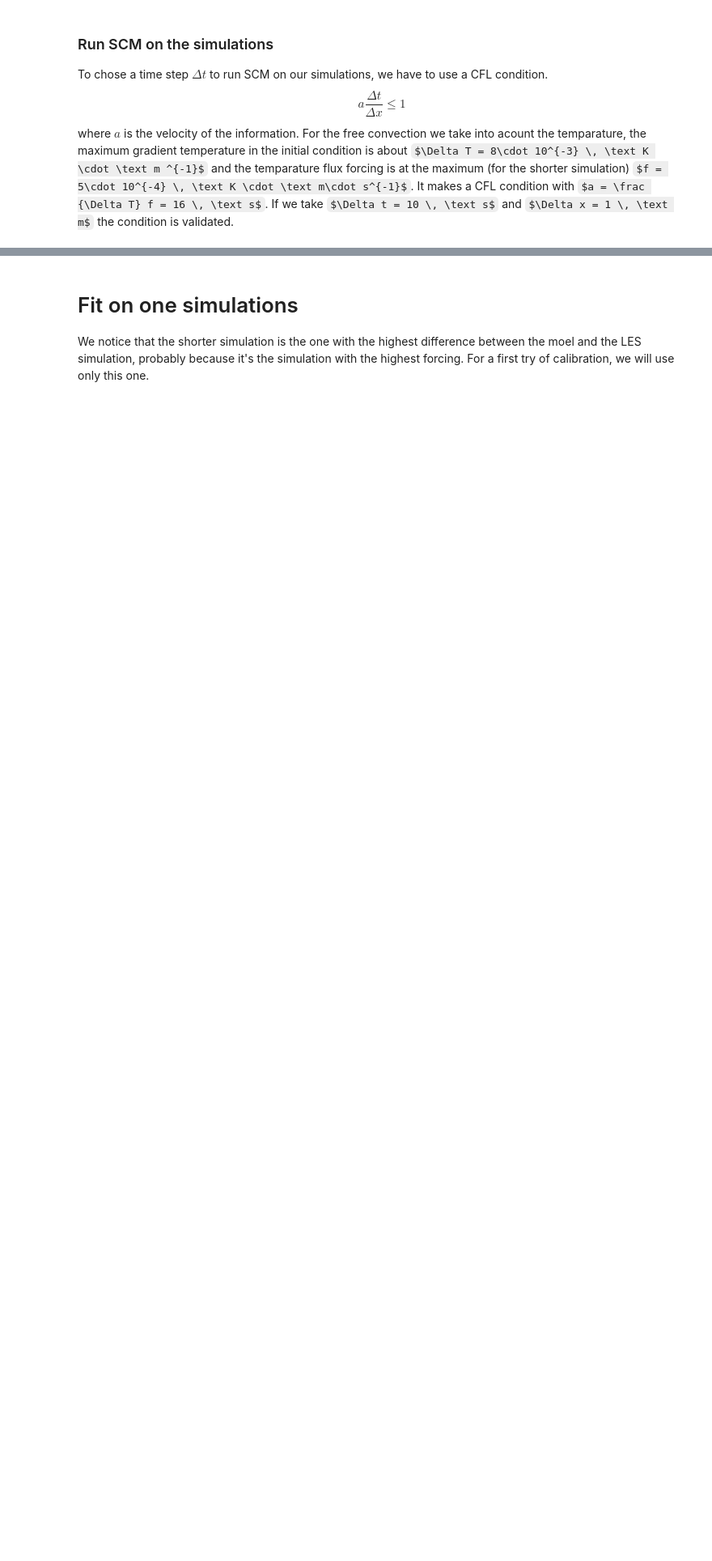
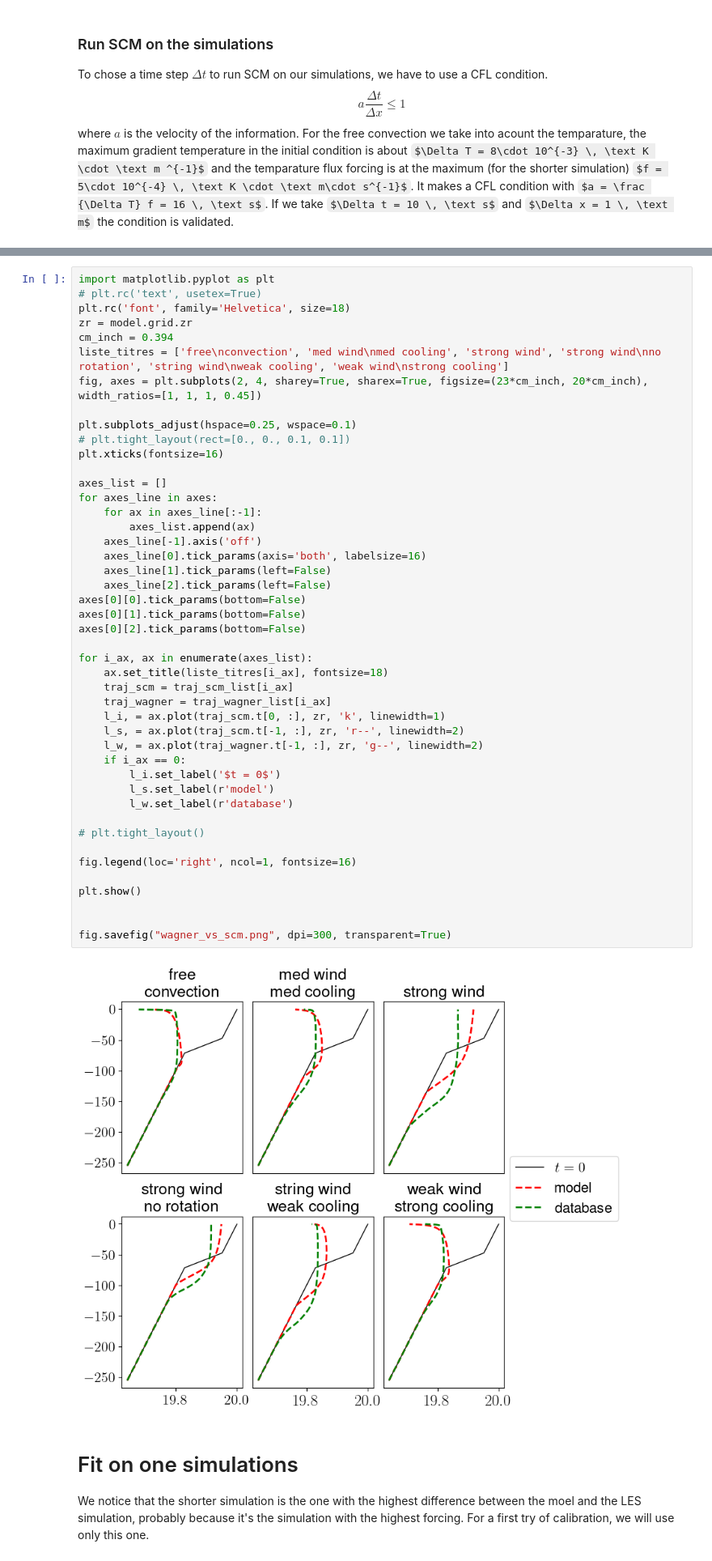
Before and after one commit to meom-group/tunax, a Jupyter notebook: notebooks/fit_wagner.ipynb, the cells around one changed output, grey strips where cells are left out. Shown at 81% size. Cells and saved outputs as stored; diff of their text form; some formulas as TeX source; blank space fills up the shorter version.

```diff
--- a/notebooks/fit_wagner.ipynb
+++ b/notebooks/fit_wagner.ipynb
@@ -191,3 +197,50 @@ plt.show()
+# %%
+import matplotlib.pyplot as plt
+# plt.rc('text', usetex=True)
+plt.rc('font', family='Helvetica', size=18)
+zr = model.grid.zr
+cm_inch = 0.394
+liste_titres = ['free\nconvection', 'med wind\nmed cooling', 'strong wind', 'strong wind\nno rotation', 'string wind\nweak cooling', 'weak wind\nstrong cooling']
+fig, axes = plt.subplots(2, 4, sharey=True, sharex=True, figsize=(23*cm_inch, 20*cm_inch), width_ratios=[1, 1, 1, 0.45])
+
+plt.subplots_adjust(hspace=0.25, wspace=0.1)
+# plt.tight_layout(rect=[0., 0., 0.1, 0.1])
+plt.xticks(fontsize=16)
+
+axes_list = []
+for axes_line in axes:
+    for ax in axes_line[:-1]:
+        axes_list.append(ax)
+    axes_line[-1].axis('off')
+    axes_line[0].tick_params(axis='both', labelsize=16)
+    axes_line[1].tick_params(left=False)
+    axes_line[2].tick_params(left=False)
+axes[0][0].tick_params(bottom=False)
+axes[0][1].tick_params(bottom=False)
+axes[0][2].tick_params(bottom=False)
+
+for i_ax, ax in enumerate(axes_list):
+    ax.set_title(liste_titres[i_ax], fontsize=18)
+    traj_scm = traj_scm_list[i_ax]
+    traj_wagner = traj_wagner_list[i_ax]
+    l_i, = ax.plot(traj_scm.t[0, :], zr, 'k', linewidth=1)
+    l_s, = ax.plot(traj_scm.t[-1, :], zr, 'r--', linewidth=2)
+    l_w, = ax.plot(traj_wagner.t[-1, :], zr, 'g--', linewidth=2)
+    if i_ax == 0:
+        l_i.set_label('$t = 0$')
+        l_s.set_label(r'model')
+        l_w.set_label(r'database')
+
+# plt.tight_layout()
+
+fig.legend(loc='right', ncol=1, fontsize=16)
+
+plt.show()
+
+
+fig.savefig("wagner_vs_scm.png", dpi=300, transparent=True)
+# %% [output]
+[figure, added]
 # %% [markdown]
 # Fit on one simulations
 We notice that the shorter simulation is the one with the highest difference between the moel and the LES simulation, probably because it's the simulation with the highest forcing. For a first try of calibration, we will use only this one.
```
Also changed, not shown: parts of 11 cells of this notebook, 10 other files.
